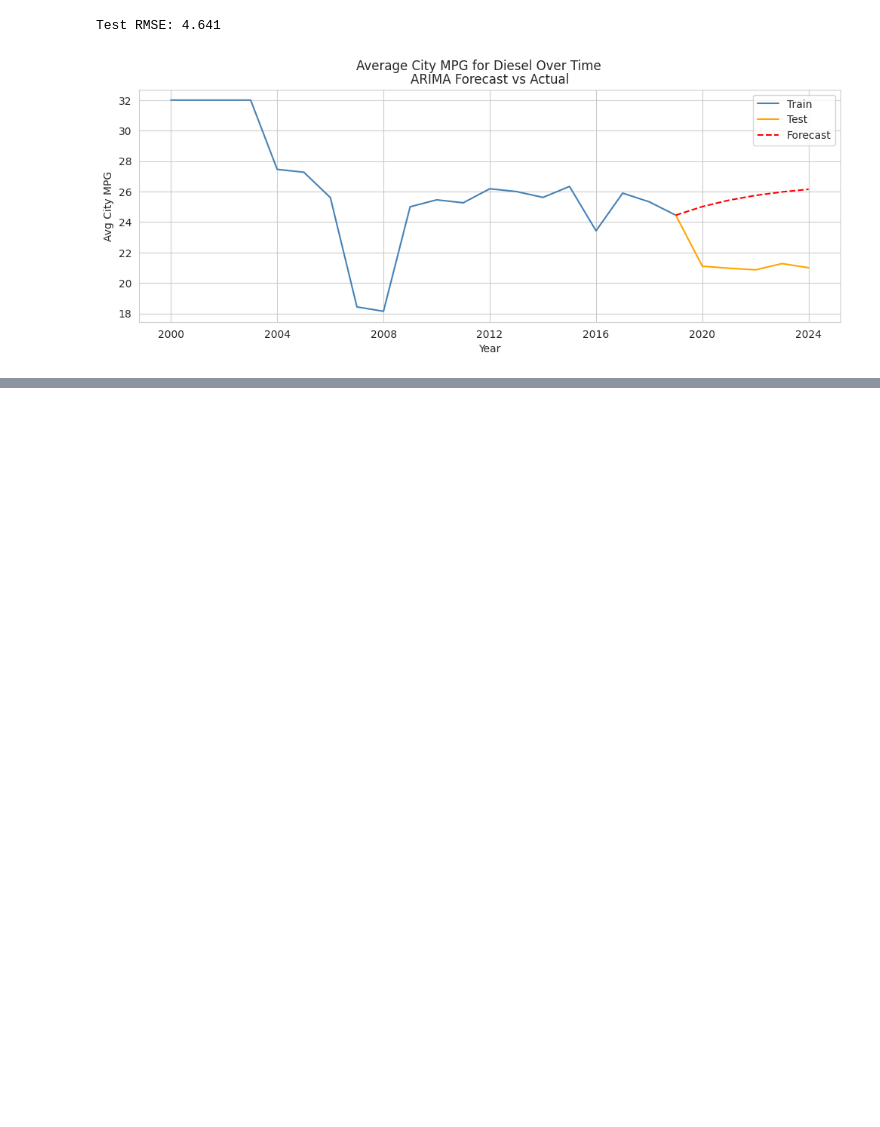
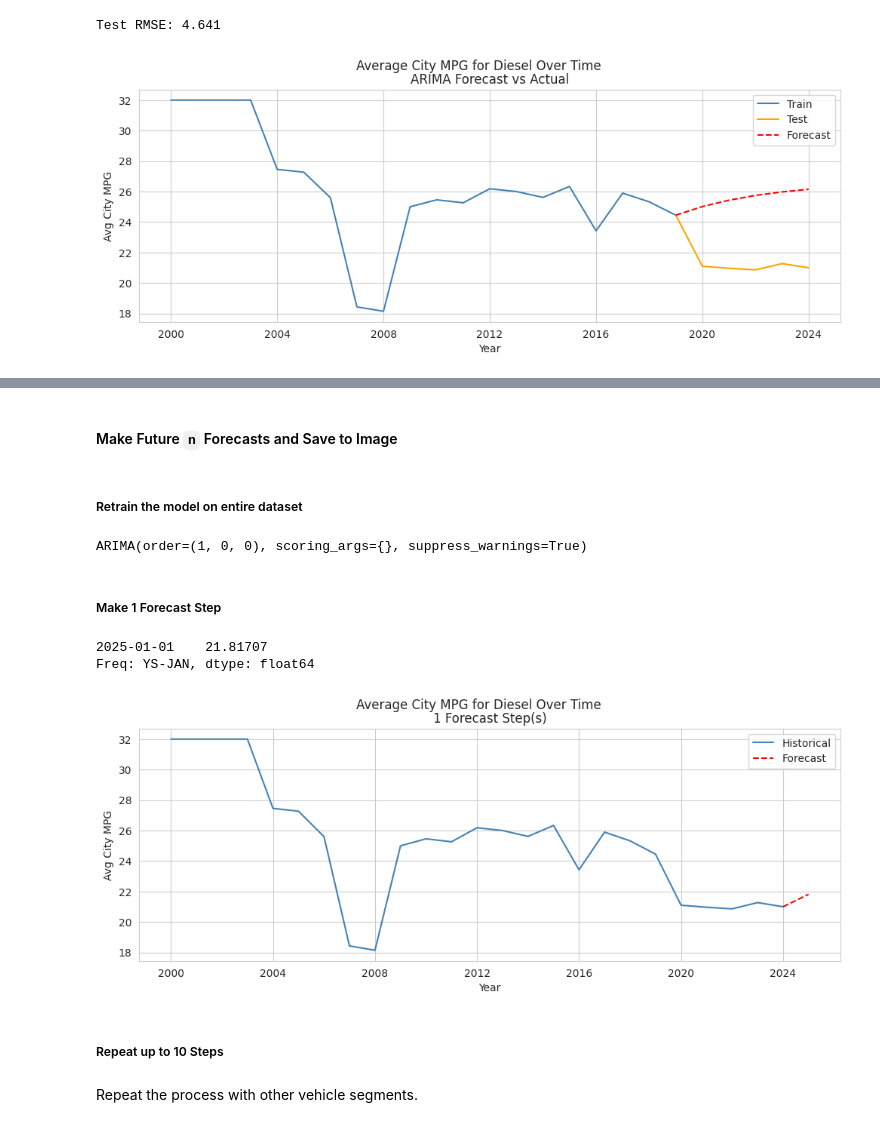
Before and after one commit to 4GeeksAcademy/World-Data-Final-Project, a Jupyter notebook: src/explore.ipynb, the cells around one changed output, grey strips where cells are left out. Cells and saved outputs as stored; diff of their text form; code cells hidden in the pictures; blank space fills up the shorter version.

```diff
--- a/src/explore.ipynb
+++ b/src/explore.ipynb
@@ -613,0 +611,51 @@ Test RMSE: 4.641
+# %% [markdown]
+#### Make Future `n` Forecasts and Save to Image
+# %% [markdown]
+##### Retrain the model on entire dataset
+# %%
+# Now, retrain the model on the entire dataset
+model.fit(ts)
+# %% [output]
+ARIMA(order=(1, 0, 0), scoring_args={}, suppress_warnings=True)
+# %% [markdown]
+##### Make 1 Forecast Step
+# %%
+# Forecast future predictions
+n = 1
+forecast, conf_int = model.predict(n_periods=n, return_conf_int=True)
+forecast
+# %% [output]
+2025-01-01    21.81707
+Freq: YS-JAN, dtype: float64
+# %%
+last_element_index = ts.index[-1]  # Get the index of the last ts element
+last_element_value = ts.iloc[-1]   # Get the value of the last ts element
+
+# Create a Series with the last element and its index
+last_element_series = pd.Series(last_element_value, index=[last_element_index])
+
+# Concatenate the two series
+forecast_series = pd.concat([last_element_series, forecast])
+
+# Plot train, test, and forecasts with confidence intervals
+plt.figure(figsize=(12, 4))
+plt.plot(ts.index, ts, color='steelblue', label='Historical')
+plt.plot(forecast_series.index, forecast_series, color='red', linestyle='--', label='Forecast')
+
+# Plot upper and lower confidence intervals
+# plt.fill_between(forecast.index, conf_int[:, 0], conf_int[:, 1], color='pink', alpha=0.3, label='Confidence Interval')
+
+plt.suptitle('Average City MPG for Diesel Over Time')
+plt.title(f'{n} Forecast Step(s)', fontsize=12) # subtitle
+plt.xlabel('Year')
+plt.ylabel('Avg City MPG')
+plt.legend()
+
+# Save the plot as an image file
+plt.savefig(f'../src/static/images/diesel/forecast_{n}_steps.png', dpi=300, bbox_inches='tight')
+
+plt.show()
+# %% [output]
+[figure, added]
+# %% [markdown]
+##### Repeat up to 10 Steps
@@ -613,0 +694,2 @@ Test RMSE: 4.641
+# %% [markdown]
+Repeat the process with other vehicle segments.
```
Also changed, not shown: parts of 4 cells of this notebook, 34 other files.
